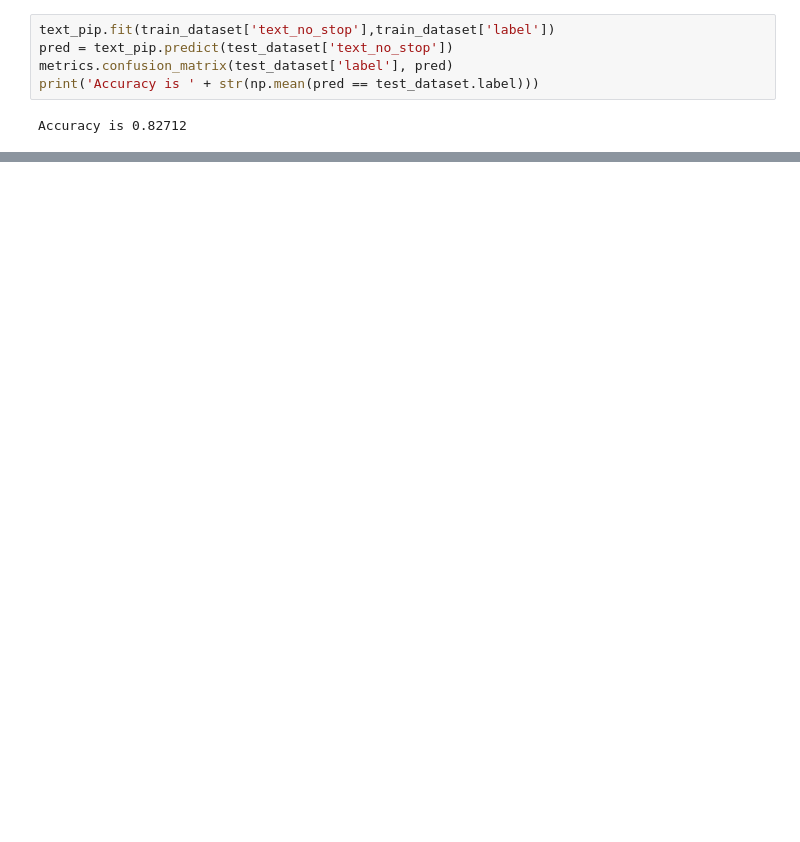
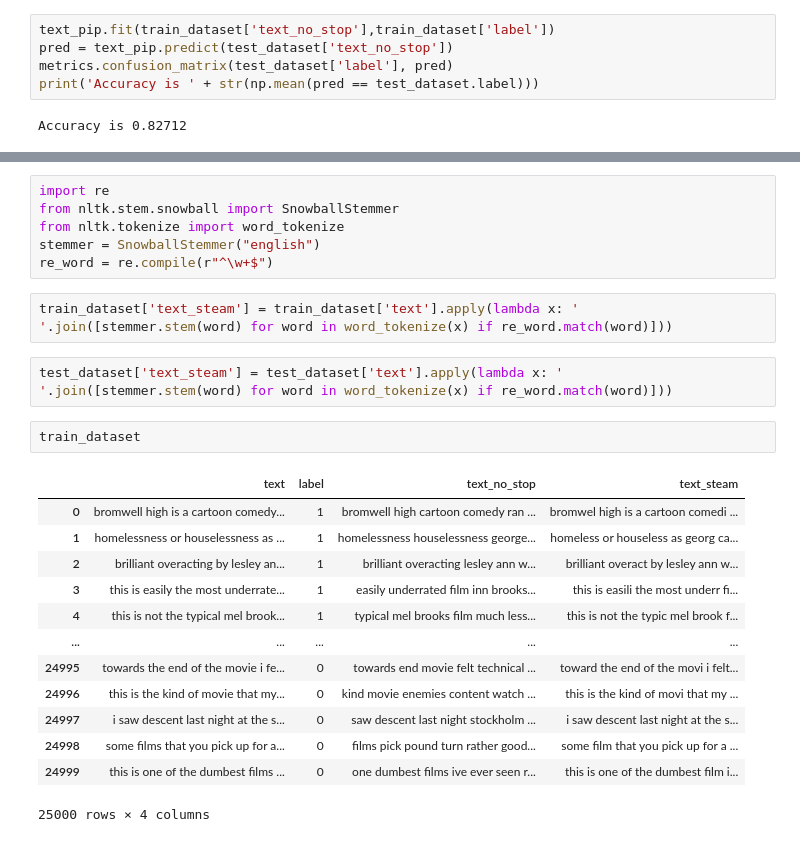
Before and after one commit to Sombre0mbre/NLP1, a Jupyter notebook: data_import.ipynb, the cells around one changed output, grey strips where cells are left out. Drawn from its saved outputs; the diff is of its cells as text; blank space fills up the shorter version.

```diff
--- a/data_import.ipynb
+++ b/data_import.ipynb
@@ -184,0 +201,26 @@ Accuracy is 0.82712
+# %%
+import re
+from nltk.stem.snowball import SnowballStemmer
+from nltk.tokenize import word_tokenize
+stemmer = SnowballStemmer("english")
+re_word = re.compile(r"^\w+$")
+# %%
+train_dataset['text_steam'] = train_dataset['text'].apply(lambda x: ' '.join([stemmer.stem(word) for word in word_tokenize(x) if re_word.match(word)]))
+# %%
+test_dataset['text_steam'] = test_dataset['text'].apply(lambda x: ' '.join([stemmer.stem(word) for word in word_tokenize(x) if re_word.match(word)]))
+# %%
+train_dataset
+# %% [output]
+|  | text | label | text_no_stop | text_steam |
+| 0 | bromwell high is a cartoon comedy... | 1 | bromwell high cartoon comedy ran ... | bromwel high is a cartoon comedi ... |
+| 1 | homelessness or houselessness as ... | 1 | homelessness houselessness george... | homeless or houseless as georg ca... |
+| 2 | brilliant overacting by lesley an... | 1 | brilliant overacting lesley ann w... | brilliant overact by lesley ann w... |
+| 3 | this is easily the most underrate... | 1 | easily underrated film inn brooks... | this is easili the most underr fi... |
+| 4 | this is not the typical mel brook... | 1 | typical mel brooks film much less... | this is not the typic mel brook f... |
+| ... | ... | ... | ... | ... |
+| 24995 | towards the end of the movie i fe... | 0 | towards end movie felt technical ... | toward the end of the movi i felt... |
+| 24996 | this is the kind of movie that my... | 0 | kind movie enemies content watch ... | this is the kind of movi that my ... |
+| 24997 | i saw descent last night at the s... | 0 | saw descent last night stockholm ... | i saw descent last night at the s... |
+| 24998 | some films that you pick up for a... | 0 | films pick pound turn rather good... | some film that you pick up for a ... |
+| 24999 | this is one of the dumbest films ... | 0 | one dumbest films ive ever seen r... | this is one of the dumbest film i... |
+25000 rows × 4 columns
```
Also changed, not shown: parts of 4 cells of this notebook.
